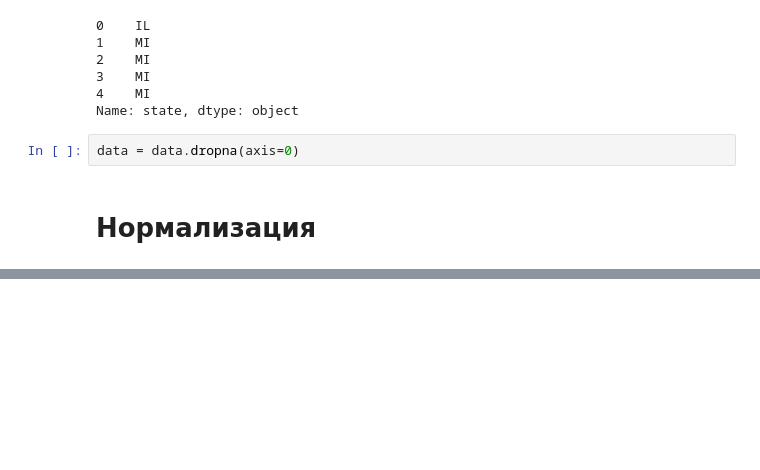
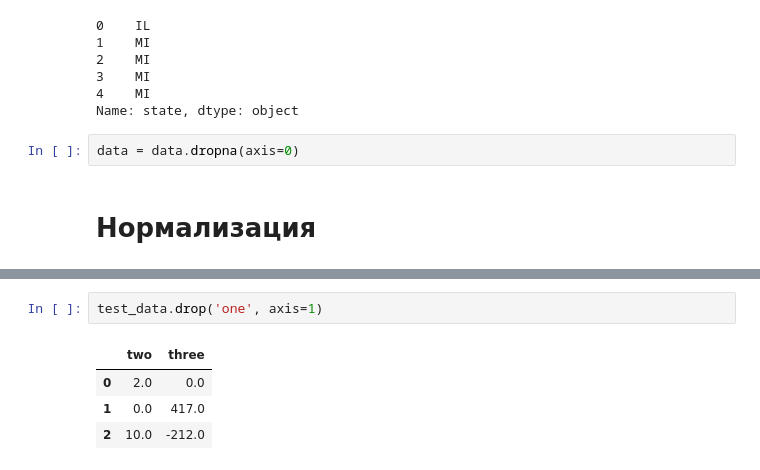
Before and after one commit to L1chik/SkillFactory, a Jupyter notebook: module_3/ML-2.ipynb, the cells around one changed output, grey strips where cells are left out. Saved outputs shown, nothing was run; the diff lists cells and outputs as text; blank space fills up the shorter version.

```diff
--- a/module_3/ML-2.ipynb
+++ b/module_3/ML-2.ipynb
@@ -127,0 +145,7 @@ array([[-0.26726124,  1.        ,         nan],
+# %%
+test_data.drop('one', axis=1)
+# %% [output]
+|  | two | three |
+| 0 | 2.0 | 0.0 |
+| 1 | 0.0 | 417.0 |
+| 2 | 10.0 | -212.0 |
```
Also changed, not shown: parts of 9 cells of this notebook, 1 other file.
